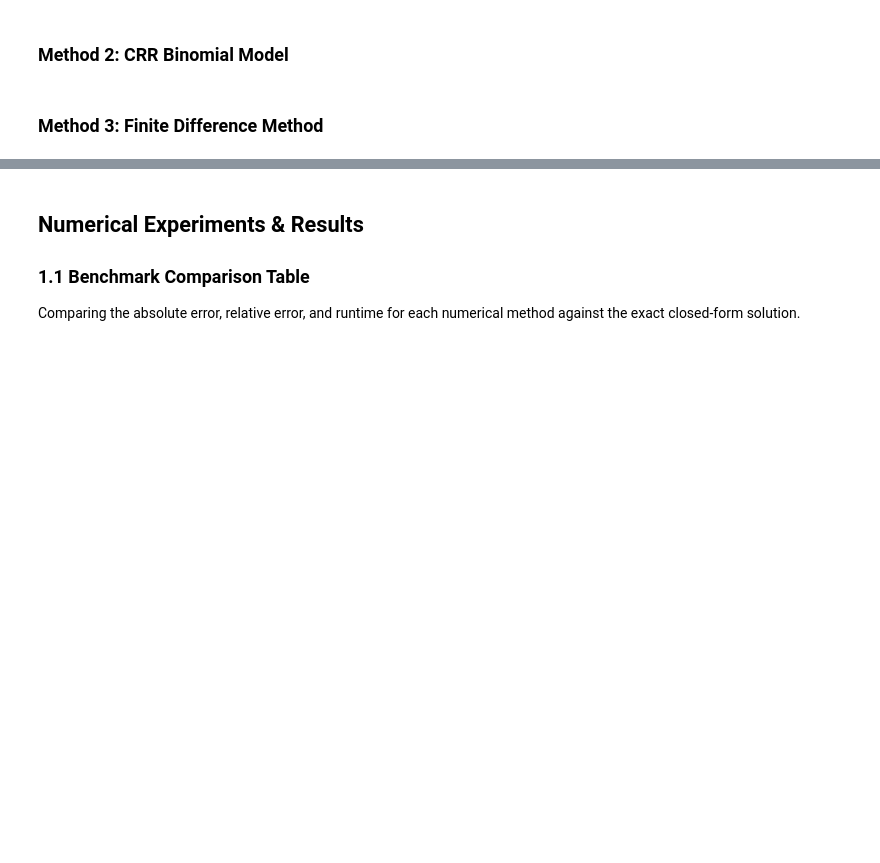
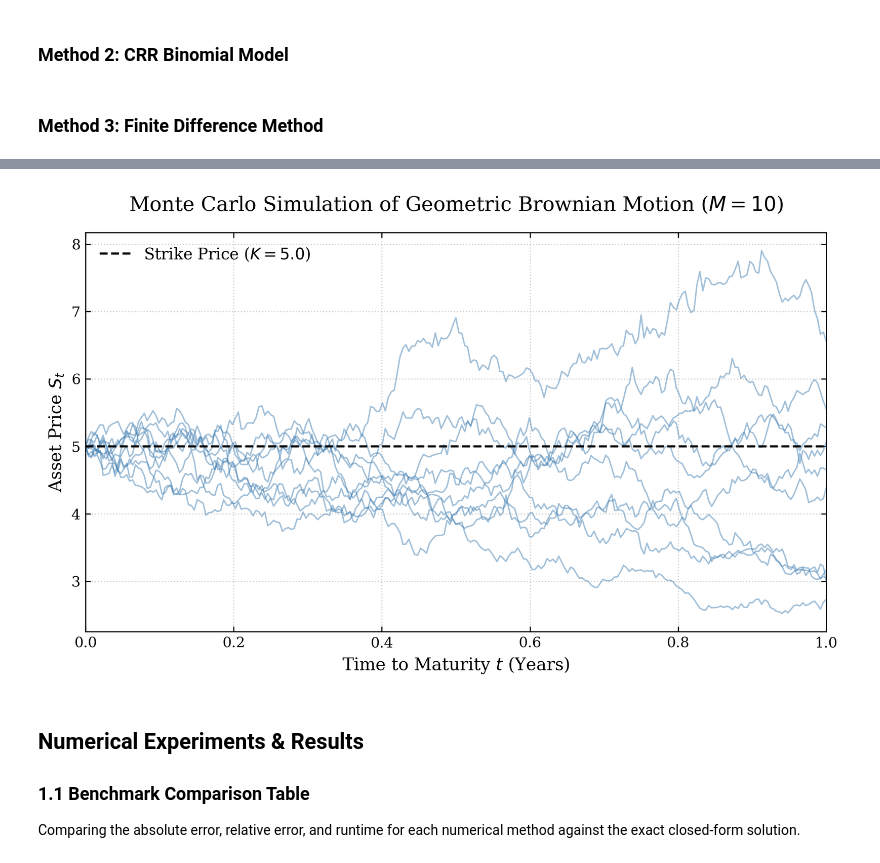
Before and after one commit to ImperialCollegeLondon/Option_Pricing_with_Stochastic_Volatility_Model_M2R_Group_51, a Jupyter notebook: Week_1/OptionPricing.ipynb, the cells around one changed output, grey strips where cells are left out. Drawn from its saved outputs; the diff is of its cells as text; code cells hidden in the pictures; blank space fills up the shorter version.

Commit message:
Monte Carlo Simulation Done, Justin

```diff
--- a/Week_1/OptionPricing.ipynb
+++ b/Week_1/OptionPricing.ipynb
@@ -45,3 +98,75 @@ T = 1.0       # Time to maturity (in years)
+# %%
+N = 252 # Number of trading days in a year
+M_plot = 10 # Number of paths to plot
+dt = T / N
+
+Z = np.random.standard_normal((N, M_plot))
+
+# We use the exact discrete GBM formula
+growth_factors = np.exp((r - 0.5 * sigma**2) * dt + sigma * np.sqrt(dt) * Z)
+
+S_paths = np.zeros((N + 1, M_plot))
+S_paths[0] = S0 # Set the starting price for all paths
+
+# Loop through time to build the paths cumulatively
+for t in range(1, N + 1):
+    S_paths[t] = S_paths[t-1] * growth_factors[t-1]
+
+# Create the Time array for the x-axis
+time_array = np.linspace(0, T, N + 1)
+
+import matplotlib.pyplot as plt
+
+# 1. Configure Matplotlib for "Academic Paper" Style
+plt.rcParams.update({
+    "font.family": "serif",          # Use serif fonts to match LaTeX
+    "axes.labelsize": 12,            # Larger axis labels
+    "font.size": 12,                 # Larger general font
+    "legend.fontsize": 11,           # Clean legend text
+    "xtick.labelsize": 10,
+    "ytick.labelsize": 10,
+    "axes.titlesize": 14,
+    "figure.dpi": 300,               # High resolution for sharp PDFs
+    "savefig.dpi": 300,
+})
+
+# 2. Create the figure (slightly more compact ratio looks better in reports)
+fig, ax = plt.subplots(figsize=(8, 5))
+
+# 3. Plot all paths in a single, professional color (steelblue or darkgray)
+# Using a single color stops the "rainbow spaghetti" effect.
+# Automatically scales transparency: thicker/darker for few paths, fainter for many paths
+dynamic_alpha = max(0.05, 5.0 / M_plot)
+
+ax.plot(time_array, S_paths, color='steelblue', linewidth=1.0, alpha=dynamic_alpha)
+
+# 4. Add the Strike Price line (make it stark and obvious)
+ax.axhline(y=K, color='black', linestyle='--', linewidth=1.5, label=f'Strike Price ($K={K}$)')
+
+# Optional: Add the theoretical expected path (Forward Price) to show the mean
+# expected_path = S0 * np.exp(r * time_array)
+# ax.plot(time_array, expected_path, color='darkred', linewidth=2, label=r'Expected Path $\mathbb{E}[S_t]$')
+
+# 5. Professional Formatting
+ax.set_title(f'Monte Carlo Simulation of Geometric Brownian Motion ($M={M_plot}$)', pad=15)
+ax.set_xlabel('Time to Maturity $t$ (Years)')
+ax.set_ylabel('Asset Price $S_t$')
+ax.set_xlim(0, T)
+
+# Academic grid and tick marks
+ax.grid(True, linestyle=':', alpha=0.6)
+ax.tick_params(direction='in', which='both', top=True, right=True) # Inward ticks are standard in physics/quant journals
+
+# 6. Clean Legend (No heavy box around it)
+# We handle the legend carefully so it doesn't try to label all 100 paths
+handles, labels = ax.get_legend_handles_labels()
+# Only keep the strike price (and expected path) in the legend to keep it clean
+ax.legend(handles, labels, frameon=False, loc='upper left')
+
+plt.tight_layout()
+plt.show()
+# %% [output]
+[figure, added]
 # %% [markdown]
 ## Numerical Experiments & Results
 
```
Also changed, not shown: parts of 5 cells of this notebook.
